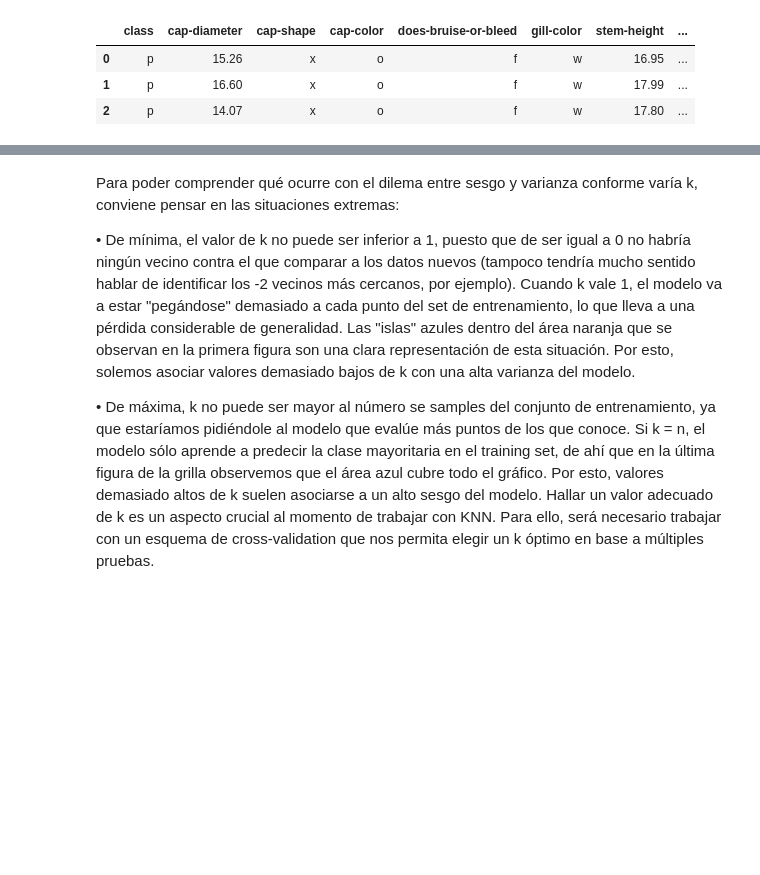
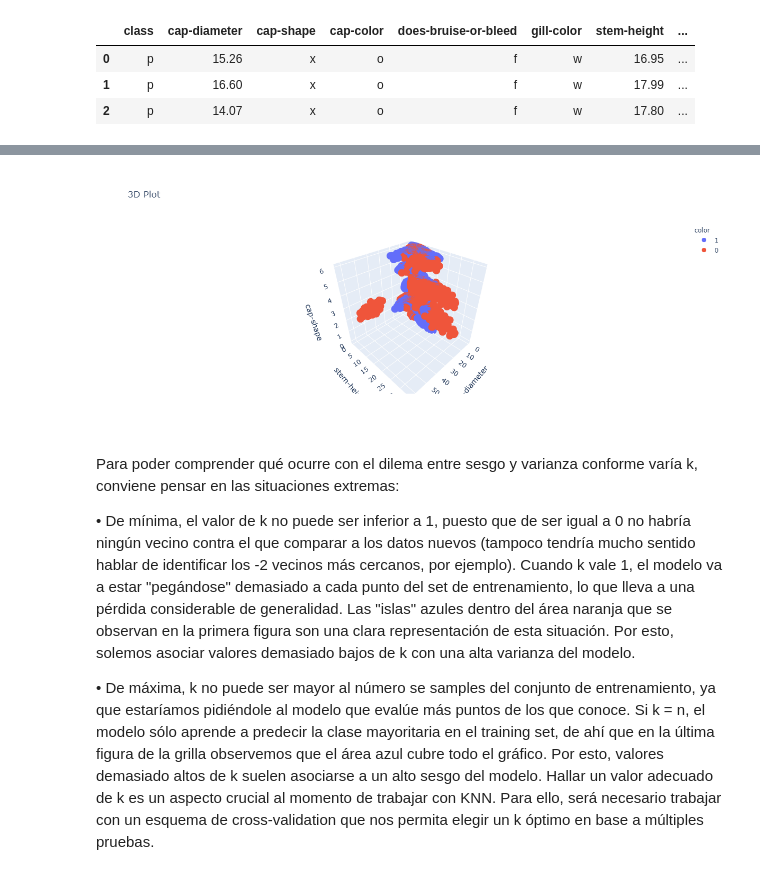
Before and after one commit to MGaloto/machine_learning, a Jupyter notebook: knn_model.ipynb, the cells around one changed output, grey strips where cells are left out. Saved outputs shown, nothing was run; the diff lists cells and outputs as text; code cells hidden in the pictures; blank space fills up the shorter version.

```diff
--- a/knn_model.ipynb
+++ b/knn_model.ipynb
@@ -213,3 +217,18 @@ Name: cap-shape, dtype: int64
+# %%
+import plotly.express as px
+
+fig = px.scatter_3d(data_hongo,
+                    title = "3D Plot",
+                    x = 'cap-diameter',
+                    y = 'stem-height',
+                    z = 'cap-shape',
+                    color = data_hongo['class'].astype('str'))
+fig.update_layout(
+                  width=600,
+                  height=500)
+fig.show()
+# %% [output]
+[figure, added]
 # %%
 X = data_hongo.drop(columns=['class'])
 y = data_hongo['class']
```
Also changed, not shown: parts of 15 cells of this notebook, 2 other files.
